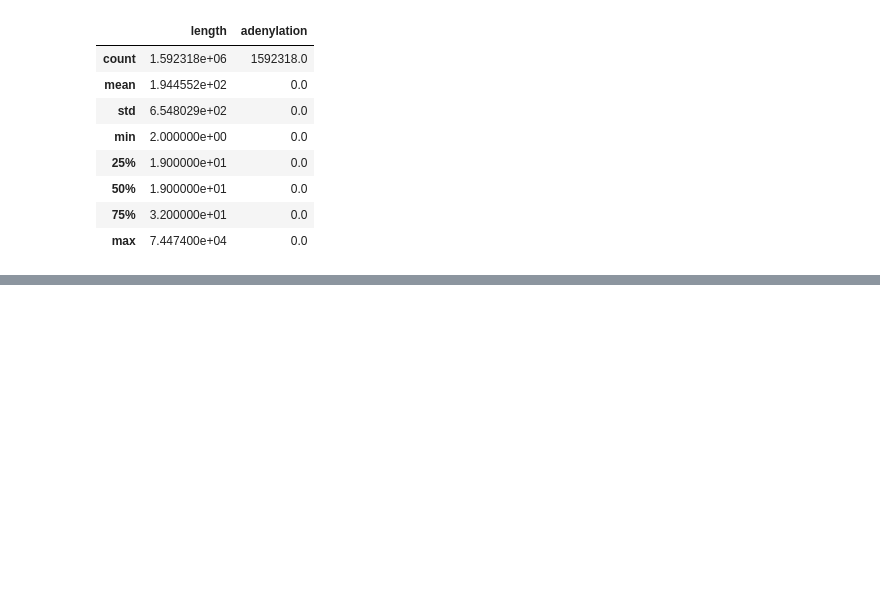
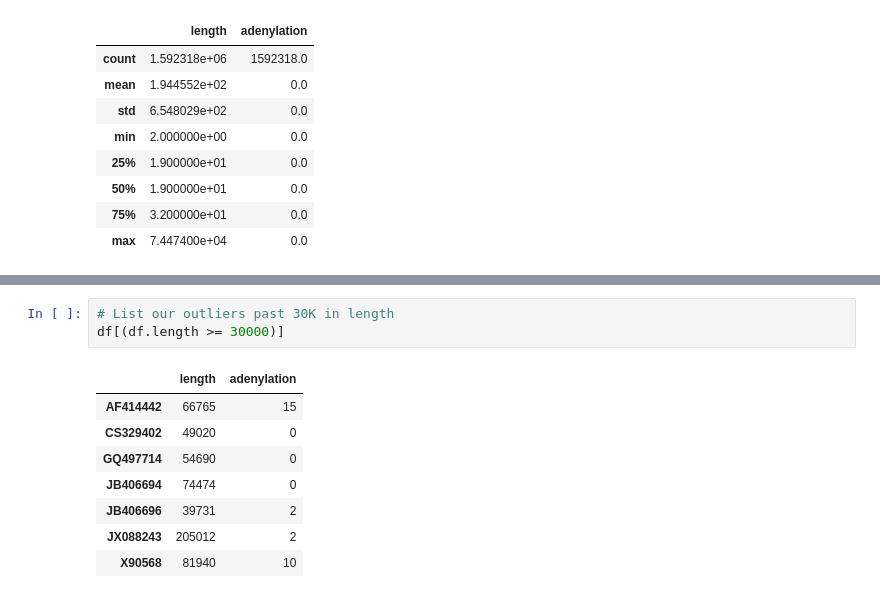
Before and after one commit to massie/notebooks, a Jupyter notebook: Human RNA Adenylation Patterns.ipynb, the cells around one changed output, grey strips where cells are left out. Cells and saved outputs as stored; diff of their text form; blank space fills up the shorter version.

Commit message:
Remove a few outliers from the graph and put them in a table

```diff
--- a/Human RNA Adenylation Patterns.ipynb
+++ b/Human RNA Adenylation Patterns.ipynb
@@ -87,3 +87,15 @@ df.plot.scatter(x='length', y='adenylation')
 [interactive output not drawn]
 [interactive output not drawn]
 <matplotlib.axes._subplots.AxesSubplot at 0x...>
+# %%
+# List our outliers past 30K in length
+df[(df.length >= 30000)]
+# %% [output]
+|  | length | adenylation |
+| AF414442 | 66765 | 15 |
+| CS329402 | 49020 | 0 |
+| GQ497714 | 54690 | 0 |
+| JB406694 | 74474 | 0 |
+| JB406696 | 39731 | 2 |
+| JX088243 | 205012 | 2 |
+| X90568 | 81940 | 10 |
```
Also changed, not shown: parts of 1 cell of this notebook.
